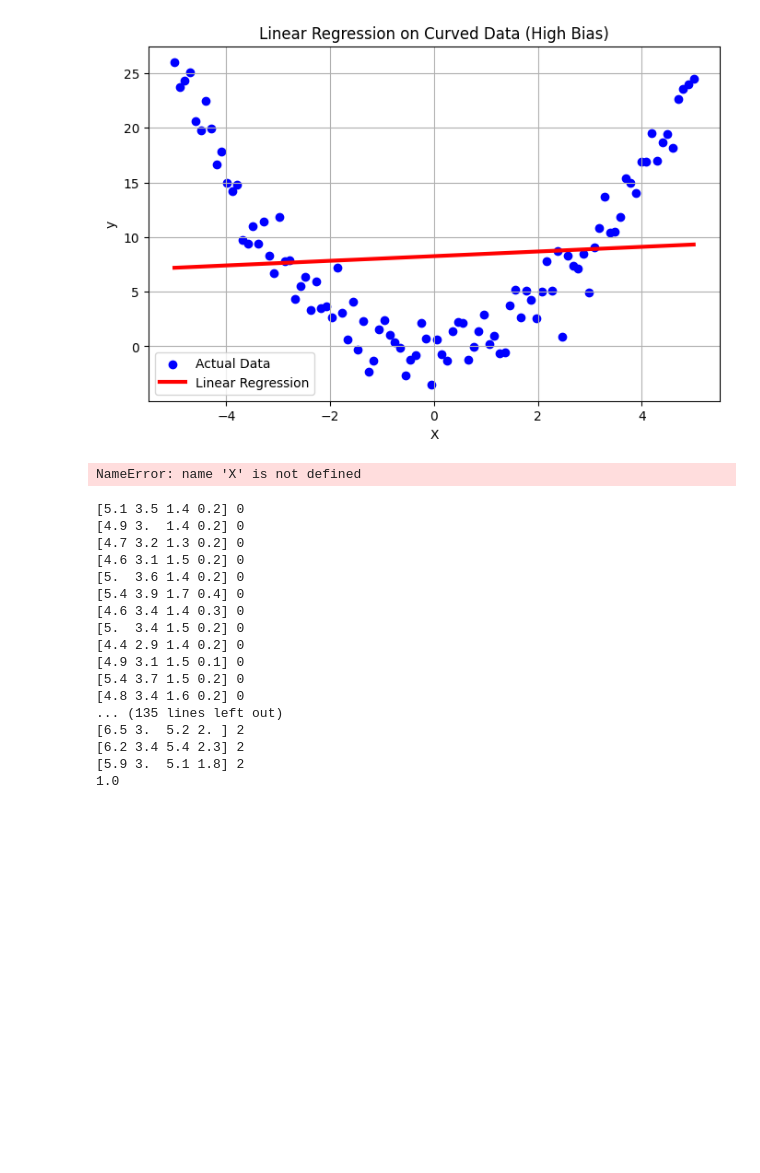
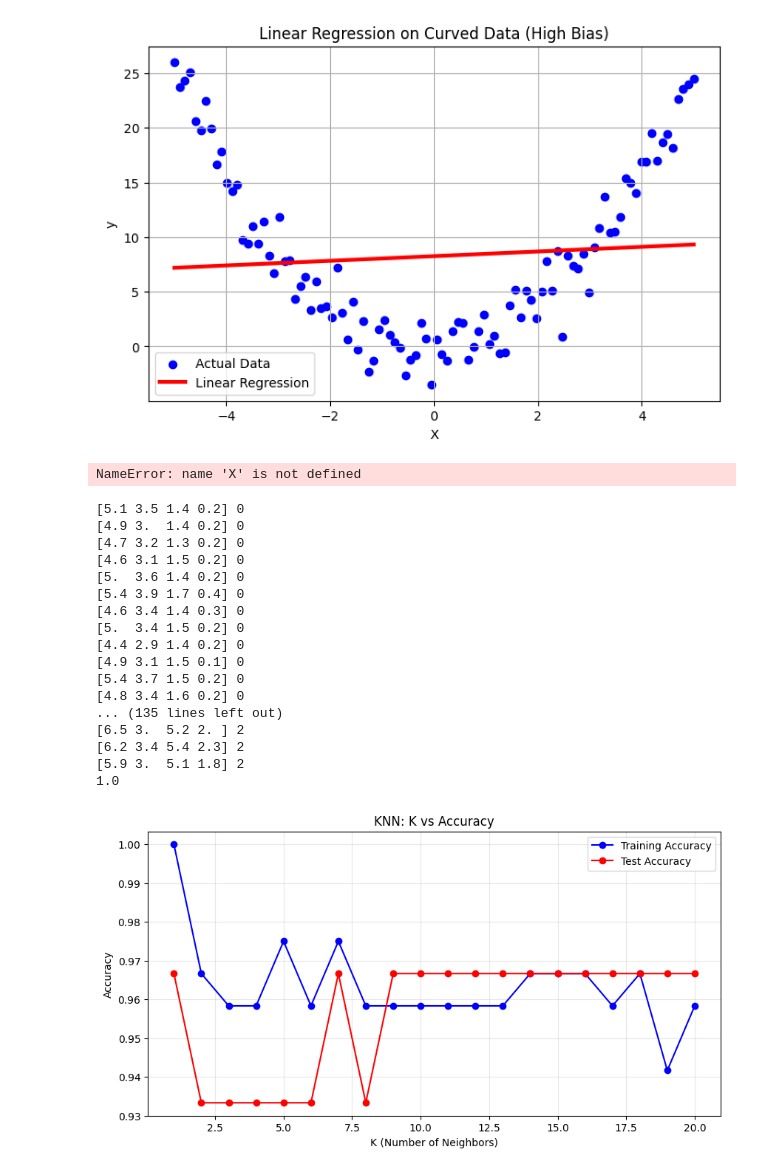
Before and after one commit to devdatta1429/BDA_Assignments, a Jupyter notebook: PML/Day_34_29_06.ipynb, the cells around one changed output. Drawn from its saved outputs; the diff is of its cells as text; code cells hidden in the pictures; blank space fills up the shorter version.

```diff
--- a/PML/Day_34_29_06.ipynb
+++ b/PML/Day_34_29_06.ipynb
@@ -697,0 +706,94 @@ print(accuracy)
+# %%
+import pandas as pd
+import numpy as np
+import matplotlib.pyplot as plt
+from sklearn.datasets import load_iris
+from sklearn.model_selection import train_test_split, cross_val_score
+from sklearn.preprocessing import StandardScaler
+from sklearn.neighbors import KNeighborsClassifier
+from sklearn.discriminant_analysis import LinearDiscriminantAnalysis
+from sklearn.naive_bayes import GaussianNB
+from sklearn.metrics import classification_report, confusion_matrix, ConfusionMatrixDisplay
+
+# Load dataset
+iris = load_iris()
+X, y = iris.data, iris.target
+X_train, X_test, y_train, y_test = train_test_split(X, y, test_size=0.2, random_state=42, stratify=y)
+
+# ALWAYS SCALE for KNN!
+scaler = StandardScaler()
+X_train_s = scaler.fit_transform(X_train)
+X_test_s  = scaler.transform(X_test)
+
+# ===== 1. FIND OPTIMAL K =====
+k_values = range(1, 21)
+train_scores, test_scores = [], []
+
+for k in k_values:
+    knn = KNeighborsClassifier(n_neighbors=k, weights='uniform', metric='euclidean')
+    knn.fit(X_train_s, y_train)
+    train_scores.append(knn.score(X_train_s, y_train))
+    test_scores.append(knn.score(X_test_s, y_test))
+
+# Plot K vs Accuracy
+plt.figure(figsize=(10, 5))
+plt.plot(k_values, train_scores, 'b-o', label='Training Accuracy', markersize=6)
+plt.plot(k_values, test_scores, 'r-o', label='Test Accuracy', markersize=6)
+plt.xlabel('K (Number of Neighbors)')
+plt.ylabel('Accuracy')
+plt.title('KNN: K vs Accuracy')
+plt.legend()
+plt.grid(True, alpha=0.3)
+plt.savefig('knn_k_selection.png', dpi=150)
+plt.show()
+
+best_k = k_values[np.argmax(test_scores)]
+print(f'Best K = {best_k} with test accuracy = {max(test_scores):.4f}')
+
+# ===== 2. FIT AND EVALUATE KNN =====
+knn_best = KNeighborsClassifier(n_neighbors=best_k, weights='distance')  # distance weighting
+knn_best.fit(X_train_s, y_train)
+y_pred_knn = knn_best.predict(X_test_s)
+
+print('\nKNN Classification Report:')
+print(classification_report(y_test, y_pred_knn, target_names=iris.target_names))
+
+# ===== 3. NAIVE BAYES =====
+nb = GaussianNB()
+nb.fit(X_train, y_train)  # No scaling needed for NB
+y_pred_nb = nb.predict(X_test)
+print('\nNaive Bayes Classification Report:')
+print(classification_report(y_test, y_pred_nb, target_names=iris.target_names))
+
+# ===== 4. LDA =====
+lda = LinearDiscriminantAnalysis()
+lda.fit(X_train, y_train)
+y_pred_lda = lda.predict(X_test)
+print('\nLDA Classification Report:')
+print(classification_report(y_test, y_pred_lda, target_names=iris.target_names))
+
+# ===== 5. LDA AS DIMENSIONALITY REDUCTION =====
+X_lda = lda.transform(X)   # Project to LDA space (2D for 3 classes)
+
+plt.figure(figsize=(8, 6))
+colors = ['red', 'blue', 'green']
+for i, (color, name) in enumerate(zip(colors, iris.target_names)):
+    plt.scatter(X_lda[y==i, 0], X_lda[y==i, 1],
+               c=color, label=name, s=60, alpha=0.7)
+plt.xlabel('LDA Component 1')
+plt.ylabel('LDA Component 2')
+plt.title('LDA Projection — Iris Dataset (2D)')
+plt.legend()
+plt.grid(True, alpha=0.3)
+plt.savefig('lda_projection.png', dpi=150)
+plt.show()
+
+# ===== 6. COMPARE ALL THREE =====
+print('\n===== COMPARISON =====')
+for name, preds in [('KNN', y_pred_knn), ('Naive Bayes', y_pred_nb), ('LDA', y_pred_lda)]:
+    cv = cross_val_score(GaussianNB() if name=='Naive Bayes' else knn_best if name=='KNN' else lda,
+                         X if name!='KNN' else X, y, cv=5).mean()
+    from sklearn.metrics import accuracy_score, f1_score
+    print(f'{name:15}: Accuracy={accuracy_score(y_test, preds):.4f}, F1={f1_score(y_test, preds, average="weighted"):.4f}')
+# %% [output]
+[figure, added]
```
Also changed, not shown: parts of 2 cells of this notebook.
